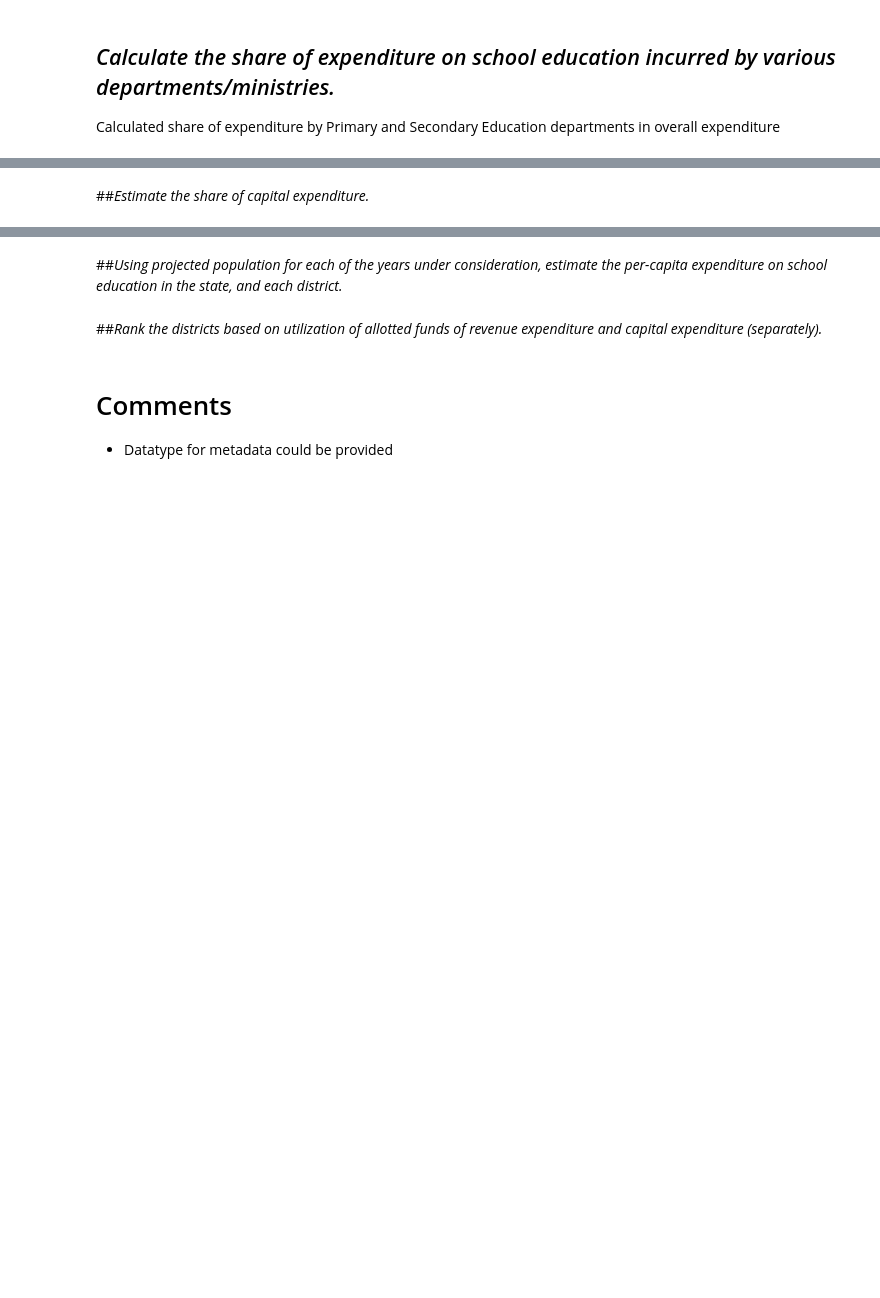
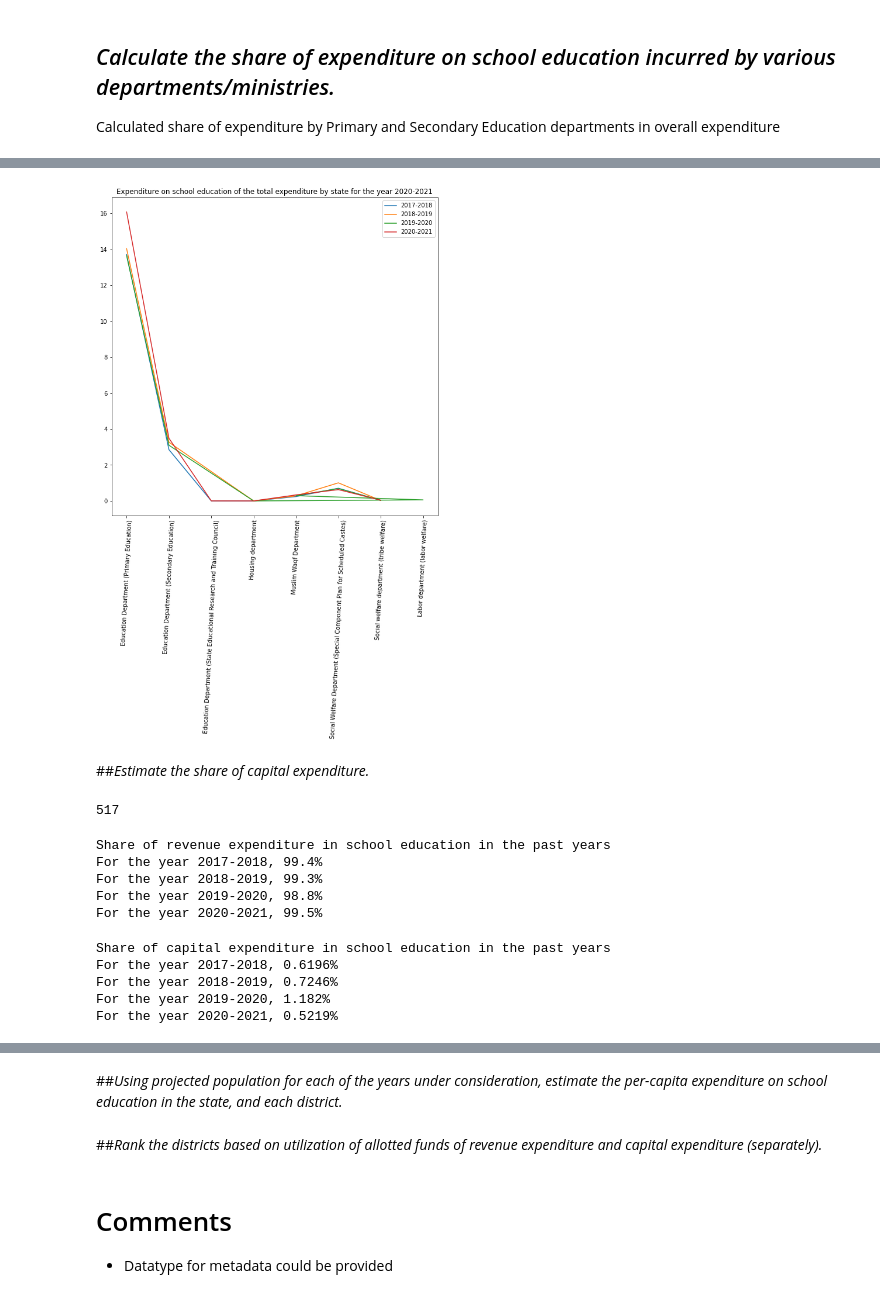
Before and after one commit to akhil7philip/School_Expenditure_in_UP, a Jupyter notebook: Assignment_CivicDataLab_Akhil.ipynb, the cells around one changed output, grey strips where cells are left out. Cells and saved outputs as stored; diff of their text form; code cells hidden in the pictures; blank space fills up the shorter version.

```diff
--- a/Assignment_CivicDataLab_Akhil.ipynb
+++ b/Assignment_CivicDataLab_Akhil.ipynb
@@ -462,2 +655,2 @@ Int64Index([   8564,    9179,   10568,   10581,   10610,   10615,   13397,
 # %%
-school_edu = df.loc[scholar_index]
+school_edu = pd.concat([df.loc[edu_rev_exp_index], df.loc[edu_cap_exp_index]])
@@ -498,2 +656,0 @@ school_edu_2 = df.loc[school_index]
-# %%
-school_edu = pd.concat([school_edu, school_edu_2])
@@ -532,7 +658,3 @@ school_edu.drop_duplicates(keep='first')
 ## *Calculate the share of expenditure on school education incurred by various departments/ministries.*
 
 Calculated share of expenditure by Primary and Secondary Education departments in overall expenditure
-# %%
-for dept in edu_20['Dept'].unique():
-    print("share of expenditure on school education by {} is {:.3}% of the total expenditure by the state".
-          format(dept, (edu_20.where(edu_20['Dept'] == dept).dropna()['Total Expenditure Upto Month (March)'].sum())/(df_20['Total Expenditure Upto Month (March)'].sum())*100))
@@ -545,0 +671,15 @@ share of expenditure on school education by Education Department (Secondary Educ
+# %%
+print("Expenditure on school education of the total expenditure by state")
+exp_list = []
+
+for year, yr_frame in school_edu.groupby('fiscal_year'):
+    print("\nFor the year %s\n"%(year))
+
+    for dept, yr_dept_frame in yr_frame.groupby('Dept'):
+        val = ((yr_dept_frame['total_expenditure'].sum())/
+               ((df.groupby('fiscal_year')['total_expenditure'].sum())[year])
+               *100)
+
+        exp_list.append((year, dept, val))
+
+        print("{:.3}% by {}".format(val, dept))
@@ -546,2 +704,20 @@ share of expenditure on school education by Education Department (Secondary Educ
+# %%
+plt.figure(figsize=(10,10))
+
+for i, year in enumerate(school_edu['fiscal_year'].unique()):
+    #plt.subplot(2,2,i+1)
+    x = [i[1] for i in exp_list if i[0] == year]
+    y = [i[2] for i in exp_list if i[0] == year]
+    plt.plot(x, y)
+
+    # rotate axis
+    x = plt.gca().xaxis
+    for item in x.get_ticklabels():
+        item.set_rotation(87)
+
+    plt.legend(school_edu['fiscal_year'].unique(), loc=0)
+    plt.title('Expenditure on school education of the total expenditure by state for the year '+year)
+# %% [output]
+[figure, added]
 # %% [markdown]
 ##*Estimate the share of capital expenditure.*
@@ -557,0 +724,39 @@ capital_heads = df_20['Major Head'].where(df_20['Major Head'].str.contains(regex
+# %%
+# school_edu = pd.concat([df.loc[edu_rev_exp_index], df.loc[edu_cap_exp_index]])
+len(edu_cap_exp_index)
+# %% [output]
+517
+# %%
+print("Share of revenue expenditure in school education in the past years")
+rev_exp_list = []
+
+for year in school_edu['fiscal_year'].unique():
+    val = (((school_edu[:len(edu_rev_exp_index)].groupby('fiscal_year')['total_expenditure'].sum())[year])/
+            ((school_edu.groupby('fiscal_year')['total_expenditure'].sum())[year])*100)
+
+    rev_exp_list.append((year, val))
+
+    print("For the year {}, {:.3}%".format(year, val))
+# %% [output]
+Share of revenue expenditure in school education in the past years
+For the year 2017-2018, 99.4%
+For the year 2018-2019, 99.3%
+For the year 2019-2020, 98.8%
+For the year 2020-2021, 99.5%
+# %%
+print("Share of capital expenditure in school education in the past years")
+cap_exp_list = []
+
+for year in school_edu['fiscal_year'].unique():
+    val = (((school_edu[-len(edu_cap_exp_index):].groupby('fiscal_year')['total_expenditure'].sum())[year])/
+            ((school_edu.groupby('fiscal_year')['total_expenditure'].sum())[year])*100)
+
+    cap_exp_list.append((year, val))
+
+    print("For the year {}, {:.4}%".format(year, val))
+# %% [output]
+Share of capital expenditure in school education in the past years
+For the year 2017-2018, 0.6196%
+For the year 2018-2019, 0.7246%
+For the year 2019-2020, 1.182%
+For the year 2020-2021, 0.5219%
```
Also changed, not shown: parts of 75 cells of this notebook.
